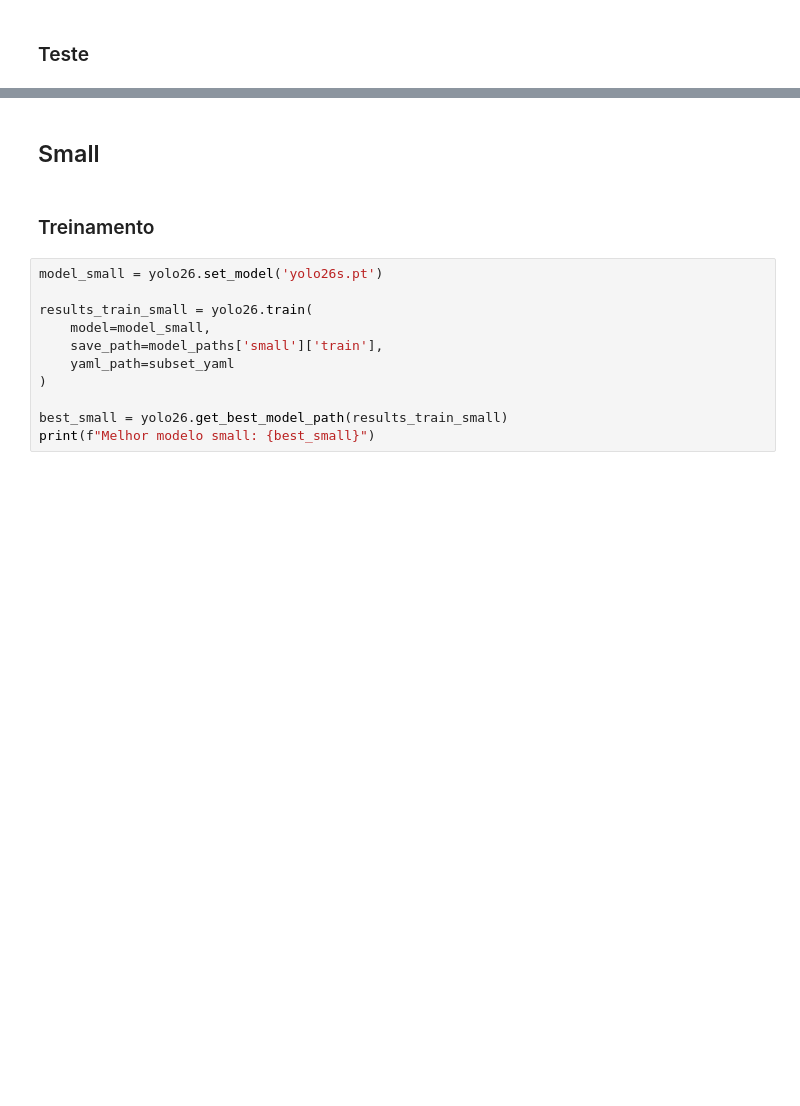
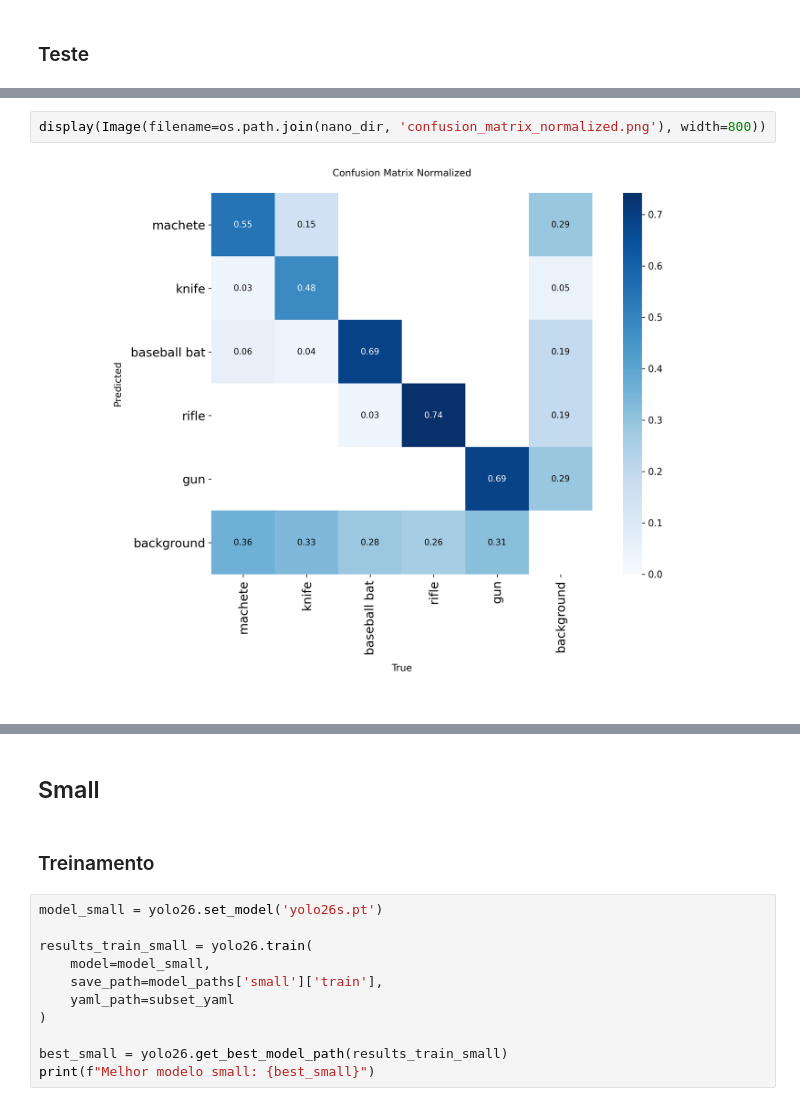
Before and after one commit to oHenryy/yolo_dangerous_items, a Jupyter notebook: yolo_dangerousItens.ipynb, the cells around one changed output, grey strips where cells are left out. Cells and saved outputs as stored; diff of their text form; blank space fills up the shorter version.

```diff
--- a/yolo_dangerousItens.ipynb
+++ b/yolo_dangerousItens.ipynb
@@ -257,0 +262,4 @@ Results saved to /home/henry/yolo_dangerous_items/runs/detect/val12
+# %%
+display(Image(filename=os.path.join(nano_dir, 'confusion_matrix_normalized.png'), width=800))
+# %% [output]
+[figure, added]
```
Also changed, not shown: parts of 26 cells of this notebook.
